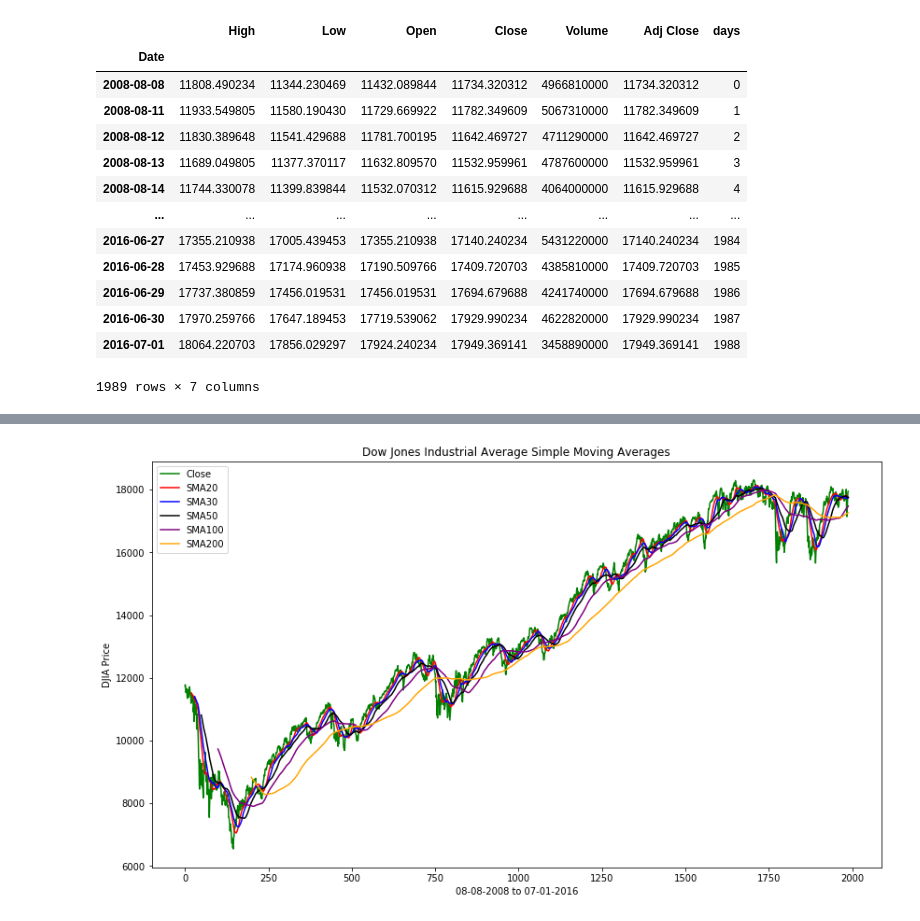
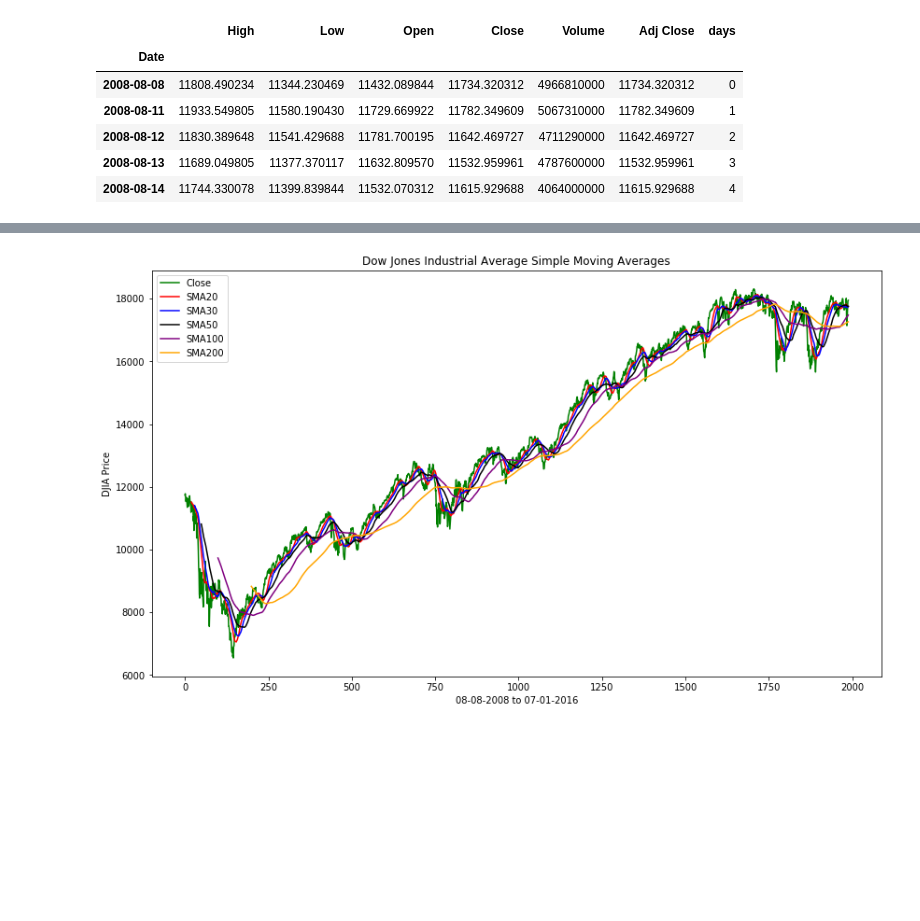
Before and after one commit to micahvandersteen/project-3-team-ifrit, a Jupyter notebook: Notebooks/GoldenCross.ipynb, the cells around one changed output, grey strips where cells are left out. Cells and saved outputs as stored; diff of their text form; code cells hidden in the pictures; blank space fills up the shorter version.

```diff
--- a/Notebooks/GoldenCross.ipynb
+++ b/Notebooks/GoldenCross.ipynb
@@ -8,22 +8,16 @@ import datetime as dt
 from datetime import timedelta
 import pandas_datareader as web
 # %%
+#using the pandas datareader, its pretty quick to bring in stock prices to a pandas dataframe
 df = web.DataReader('DJIA', data_source='yahoo', start='2008-08-08', end='2016-07-01')
 df["days"] = np.arange(len(df))
-df
+df.head()
 # %% [output]
 |  | High | Low | Open | Close | Volume | Adj Close | days |
 | Date |  |  |  |  |  |  |  |
 | 2008-08-08 | 11808.490234 | 11344.230469 | 11432.089844 | 11734.320312 | 4966810000 | 11734.320312 | 0 |
 | 2008-08-11 | 11933.549805 | 11580.190430 | 11729.669922 | 11782.349609 | 5067310000 | 11782.349609 | 1 |
 | 2008-08-12 | 11830.389648 | 11541.429688 | 11781.700195 | 11642.469727 | 4711290000 | 11642.469727 | 2 |
 | 2008-08-13 | 11689.049805 | 11377.370117 | 11632.809570 | 11532.959961 | 4787600000 | 11532.959961 | 3 |
 | 2008-08-14 | 11744.330078 | 11399.839844 | 11532.070312 | 11615.929688 | 4064000000 | 11615.929688 | 4 |
-| ... | ... | ... | ... | ... | ... | ... | ... |
-| 2016-06-27 | 17355.210938 | 17005.439453 | 17355.210938 | 17140.240234 | 5431220000 | 17140.240234 | 1984 |
-| 2016-06-28 | 17453.929688 | 17174.960938 | 17190.509766 | 17409.720703 | 4385810000 | 17409.720703 | 1985 |
-| 2016-06-29 | 17737.380859 | 17456.019531 | 17456.019531 | 17694.679688 | 4241740000 | 17694.679688 | 1986 |
-| 2016-06-30 | 17970.259766 | 17647.189453 | 17719.539062 | 17929.990234 | 4622820000 | 17929.990234 | 1987 |
-| 2016-07-01 | 18064.220703 | 17856.029297 | 17924.240234 | 17949.369141 | 3458890000 | 17949.369141 | 1988 |
-1989 rows × 7 columns
 # %%
```
Also changed, not shown: parts of 18 cells of this notebook, 3 other files.
